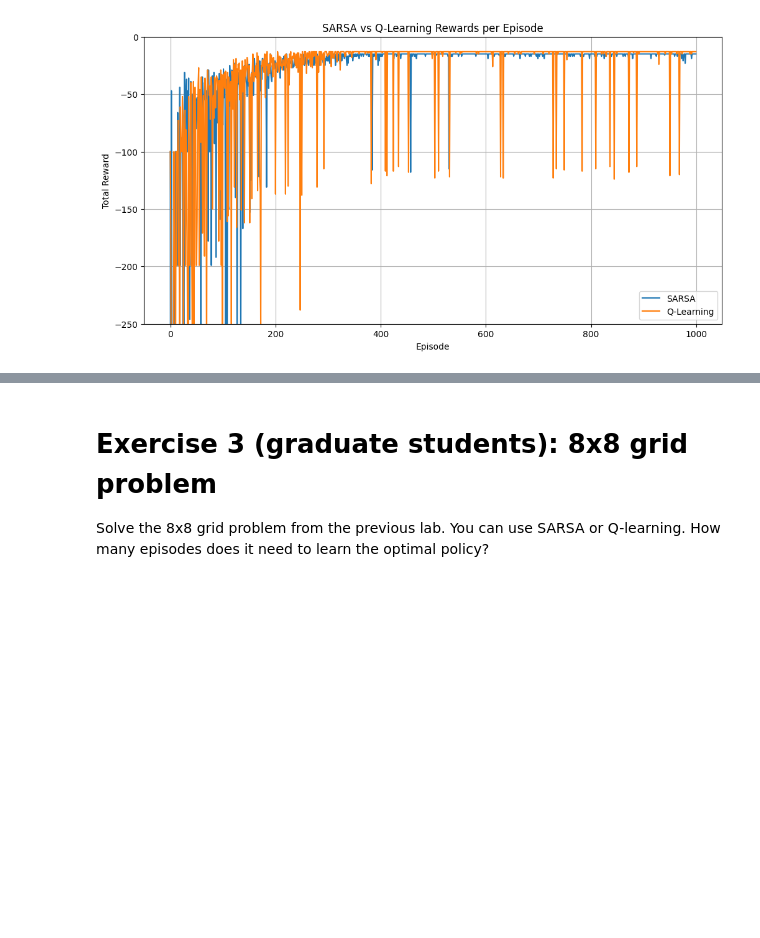
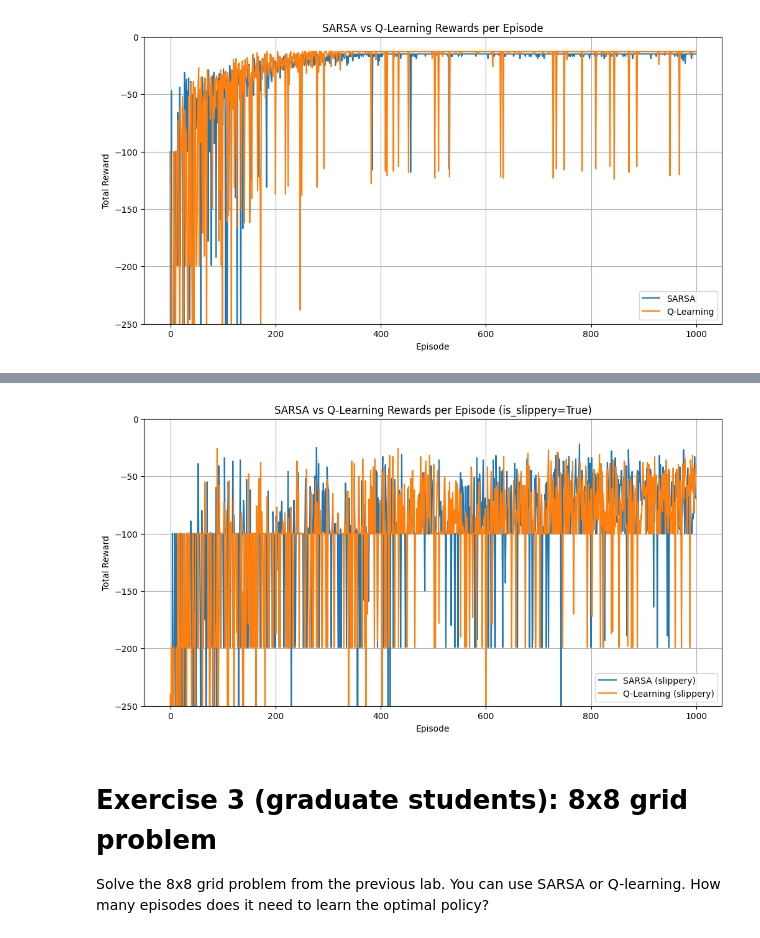
Before and after one commit to zaki-m-khan/CSE337-ReinforcementLearning, a Jupyter notebook: lab3_TD_Learning.ipynb, the cells around one changed output, grey strips where cells are left out. Drawn from its saved outputs; the diff is of its cells as text; code cells hidden in the pictures; blank space fills up the shorter version.

```diff
--- a/lab3_TD_Learning.ipynb
+++ b/lab3_TD_Learning.ipynb
@@ -320,3 +506,17 @@ Q-Learning
+# %%
+# Plot SARSA vs Q-learning (slippery)
+plt.figure(figsize=(12, 6))
+plt.plot(sarsaRewards, label='SARSA (slippery)')
+plt.plot(qLearnRewards, label='Q-Learning (slippery)')
+plt.xlabel('Episode')
+plt.ylabel('Total Reward')
+plt.title('SARSA vs Q-Learning Rewards per Episode (is_slippery=True)')
+plt.ylim([-250, 0])
+plt.legend()
+plt.grid(True)
+plt.show()
+# %% [output]
+[figure, added]
 # %% [markdown]
 # Exercise 3 (graduate students): 8x8 grid problem
 Solve the 8x8 grid problem from the previous lab. You can use SARSA or Q-learning. How many episodes does it need to learn the optimal policy?
```
Also changed, not shown: parts of 2 cells of this notebook.
